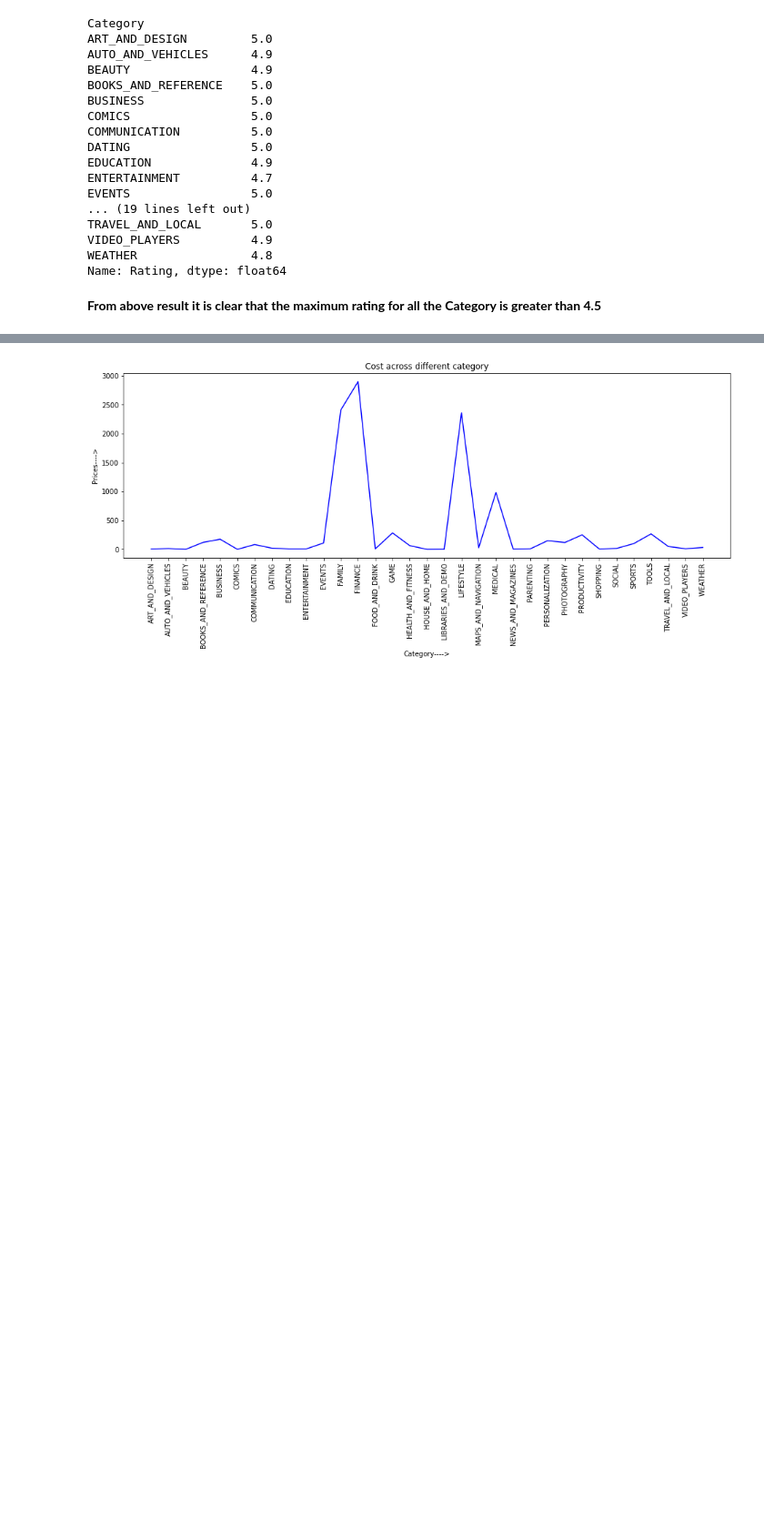
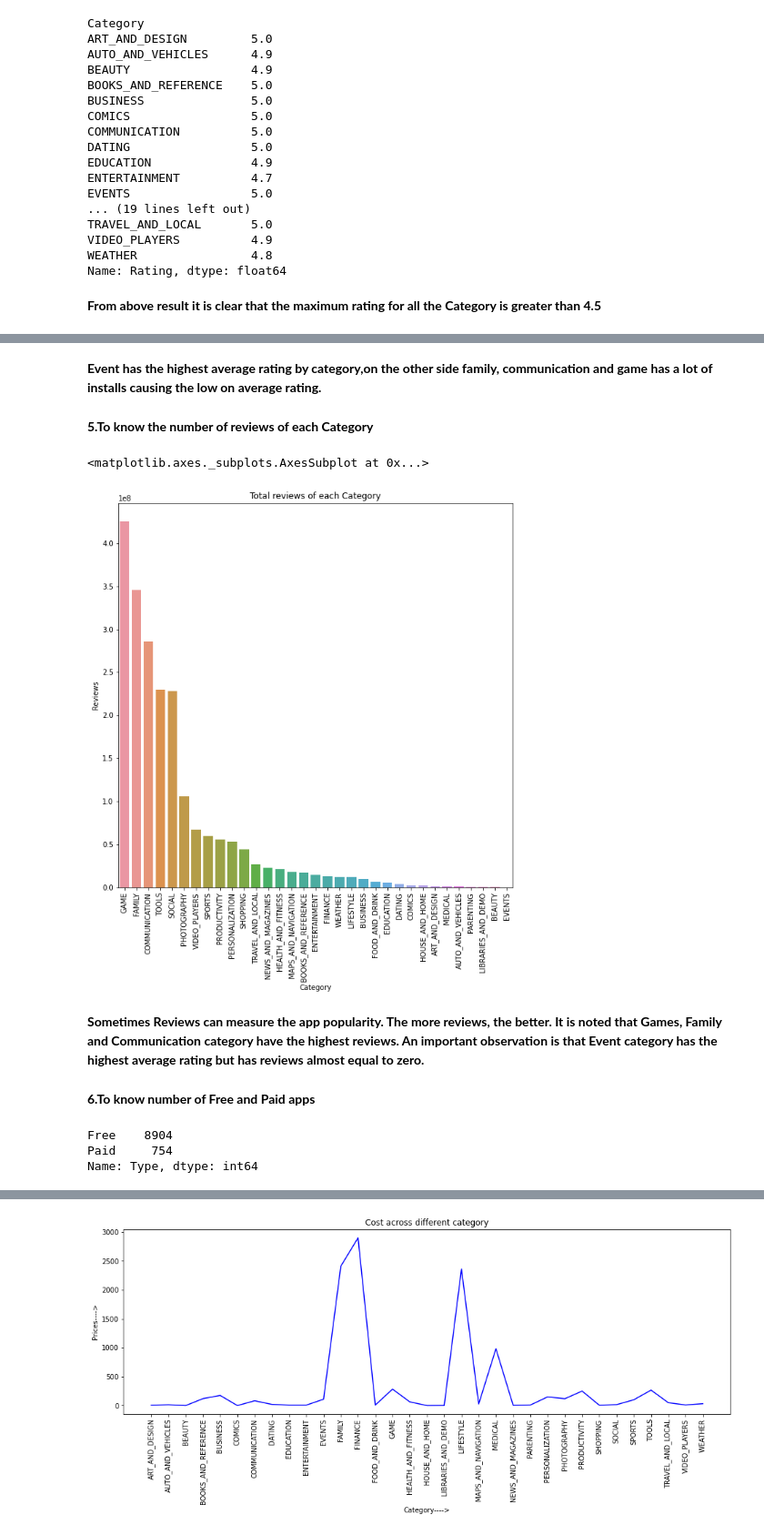
Before and after one commit to chandralakagwad/Playstore-App-Review-Analysis, a Jupyter notebook: Final_Play_Store_App_Analysis.ipynb, the cells around one changed output, grey strips where cells are left out. Shown at 91% size. Cells and saved outputs as stored; diff of their text form; code cells hidden in the pictures; blank space fills up the shorter version.

```diff
--- a/Final_Play_Store_App_Analysis.ipynb
+++ b/Final_Play_Store_App_Analysis.ipynb
@@ -402,0 +414,24 @@ Name: Rating, dtype: float64
+# %% [markdown]
+**Event has the highest average rating by category,on the other side family, communication and game has a lot of installs causing the low on average rating.**
+# %% [markdown]
+**5.To know the number of reviews of each Category**
+# %%
+num_of_review = play_store_df.groupby('Category')['Reviews'].sum().sort_values(ascending=False)
+plt.figure(figsize=(10,10))
+plt.title('Total reviews of each Category')
+plt.xticks(rotation=90)
+sns.barplot(x=num_of_review.index, y = num_of_review, data = play_store_df)
+# %% [output]
+<matplotlib.axes._subplots.AxesSubplot at 0x...>
+[figure, added]
+# %% [markdown]
+**Sometimes Reviews can measure the app popularity. The more reviews, the better. It is noted that Games, Family and Communication category have the highest reviews. An important observation is that Event category has the highest average rating but has reviews almost equal to zero.**
+# %% [markdown]
+**6.To know number of Free and Paid apps**
+# %%
+x = play_store_df['Type'].value_counts()
+print(x)
+# %% [output]
+Free    8904
+Paid     754
+Name: Type, dtype: int64
```
Also changed, not shown: parts of 19 cells of this notebook.
